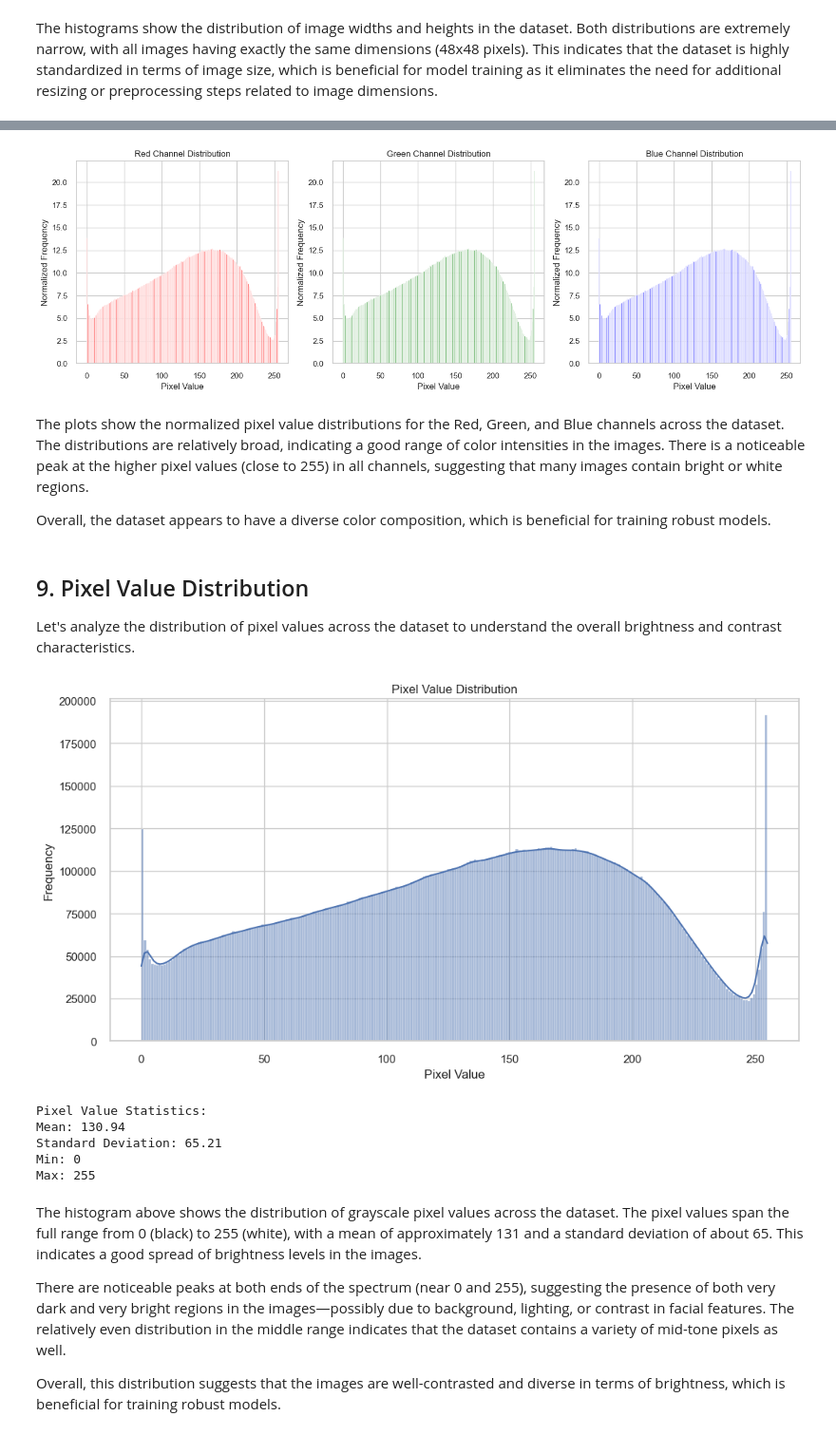
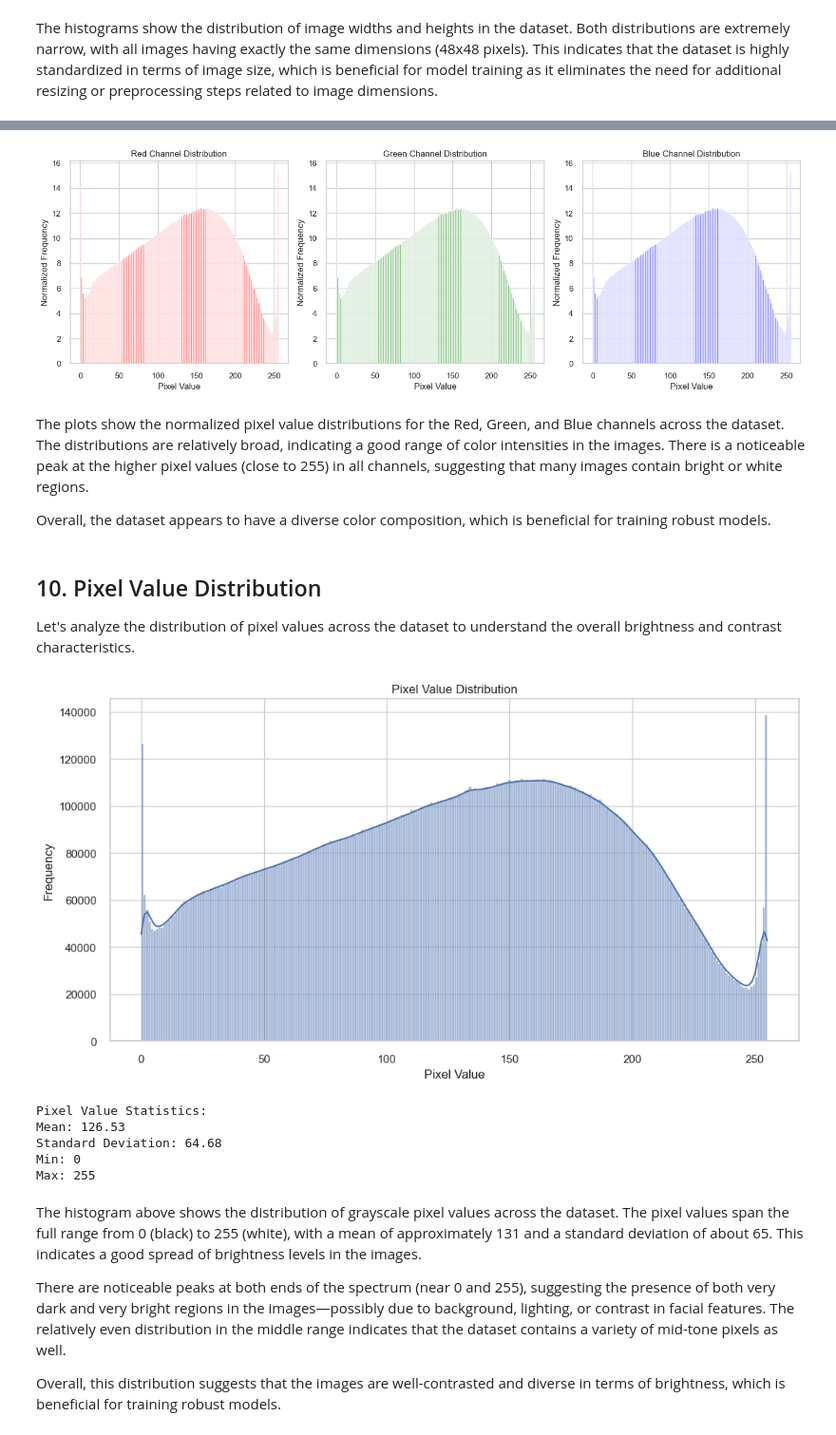
Before and after one commit to margavera/Facial-Expressions-Image-Classification, a Jupyter notebook: notebooks/EDA_Facial_Expressions.ipynb, the cells around one changed output, grey strips where cells are left out. Shown: that part at 95% size. Saved outputs shown, nothing was run; the diff lists cells and outputs as text; code cells hidden in the pictures.

```diff
--- a/notebooks/EDA_Facial_Expressions.ipynb
+++ b/notebooks/EDA_Facial_Expressions.ipynb
@@ -212,0 +273,16 @@ Filtered test_df: 7176 rows
+# %%
+# Add the full normalized image path column
+TRAIN_IMAGES_DIR = "dataset/train"
+TEST_IMAGES_DIR = "dataset/test"
+
+final_train_df['image_path'] = final_train_df.apply(
+    lambda row: os.path.normpath(os.path.join(TRAIN_IMAGES_DIR, row['Original Emotion'], row['filename'])),
+    axis=1
+)
+final_test_df['image_path'] = final_test_df.apply(
+    lambda row: os.path.normpath(os.path.join(TEST_IMAGES_DIR, row['Original Emotion'], row['filename'])),
+    axis=1
+)
+
+print(final_train_df.head())
+print(final_test_df.head())
@@ -221,10 +315,10 @@ This approach not only ensures fair training and evaluation, but also helps redu
 # %%
 # Set the target size for training and test sets
 TRAIN_TARGET_SIZE = 9000
-TEST_TARGET_SIZE = int(len(filtered_test_df) * TRAIN_TARGET_SIZE / len(filtered_train_df))
+TEST_TARGET_SIZE = int(len(final_test_df) * TRAIN_TARGET_SIZE / len(final_train_df))
 
-balanced_train_df = balance_classes(filtered_train_df, TRAIN_TARGET_SIZE)
-balanced_test_df = balance_classes(filtered_test_df, TEST_TARGET_SIZE)
+balanced_train_df = balance_classes(final_train_df, TRAIN_TARGET_SIZE, class_col='Regruped Emotion')
+balanced_test_df = balance_classes(final_test_df, TEST_TARGET_SIZE, class_col='Regruped Emotion')
 # %%
 print("After balancing:")
 print("Train set class distribution:")
@@ -304,0 +371,3 @@ max      48.0    48.0
+# %%
+images_path = balanced_train_df["image_path"].apply(lambda x: os.path.normpath(os.path.join("..", x)))
+analyze_image_dimensions(images_path)
@@ -309,24 +390,24 @@ The histograms show the distribution of image widths and heights in the dataset.
 
 Let's analyze the color distribution (RGB histograms) of the images to understand the color characteristics of our dataset.
 # %%
-analyze_color_distribution(balanced_train_image_paths)
+analyze_color_distribution(images_path)
 # %% [output]
-[figure, old version]
+[figure, new version]
 # %% [markdown]
 The plots show the normalized pixel value distributions for the Red, Green, and Blue channels across the dataset. The distributions are relatively broad, indicating a good range of color intensities in the images. There is a noticeable peak at the higher pixel values (close to 255) in all channels, suggesting that many images contain bright or white regions.
 
 Overall, the dataset appears to have a diverse color composition, which is beneficial for training robust models.
 # %% [markdown]
-## 9. Pixel Value Distribution
+## 10. Pixel Value Distribution
 
 Let's analyze the distribution of pixel values across the dataset to understand the overall brightness and contrast characteristics.
 # %%
-analyze_pixel_distribution(balanced_train_image_paths)
+analyze_pixel_distribution(images_path)
 # %% [output]
-[figure, old version]
+[figure, new version]
 Pixel Value Statistics:
-Mean: 130.94
-Standard Deviation: 65.21
+Mean: 126.53
+Standard Deviation: 64.68
 Min: 0
 Max: 255
 # %% [markdown]
```
Also changed, not shown: parts of 23 cells of this notebook, 3 other files.
